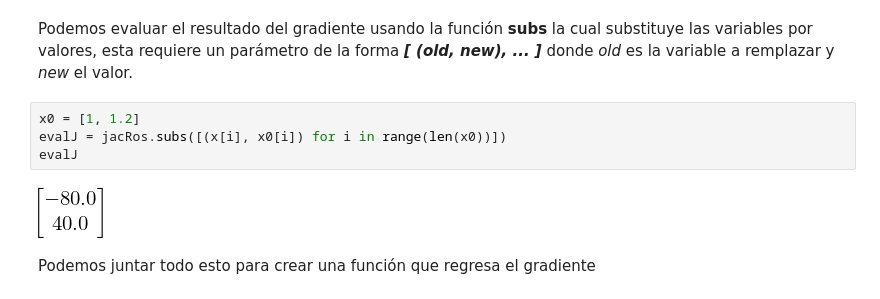
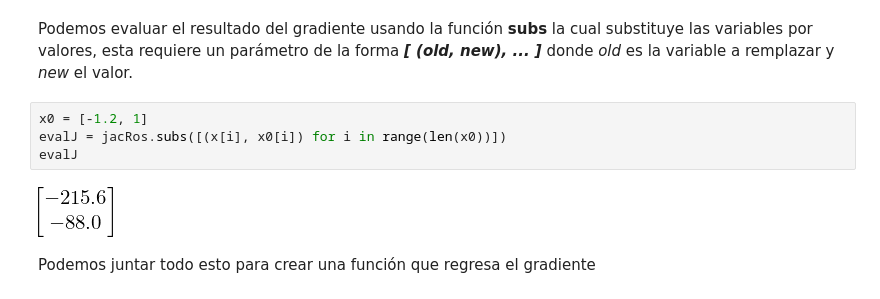
Before and after one commit to nottu/nottu-notes, a Jupyter notebook: MachineLearning/tarea_2_javier_peralta.ipynb, the cells around one changed output. Drawn from its saved outputs; the diff is of its cells as text.

```diff
--- a/MachineLearning/tarea_2_javier_peralta.ipynb
+++ b/MachineLearning/tarea_2_javier_peralta.ipynb
@@ -83,11 +86,11 @@ jacRos
 # %% [markdown]
 Podemos evaluar el resultado del gradiente usando la función **subs** la cual substituye las variables por valores, esta requiere un parámetro de la forma ***[ (old, new), ... ]*** donde *old* es la variable a remplazar y *new* el valor.
 # %%
-x0 = [1, 1.2]
+x0 = [-1.2, 1]
 evalJ = jacRos.subs([(x[i], x0[i]) for i in range(len(x0))])
 evalJ
 # %% [output]
-[figure, old version]
+[figure, new version]
 # %% [markdown]
 Podemos juntar todo esto para crear una función que regresa el gradiente
 # %%
```
Also changed, not shown: parts of 38 cells of this notebook.
